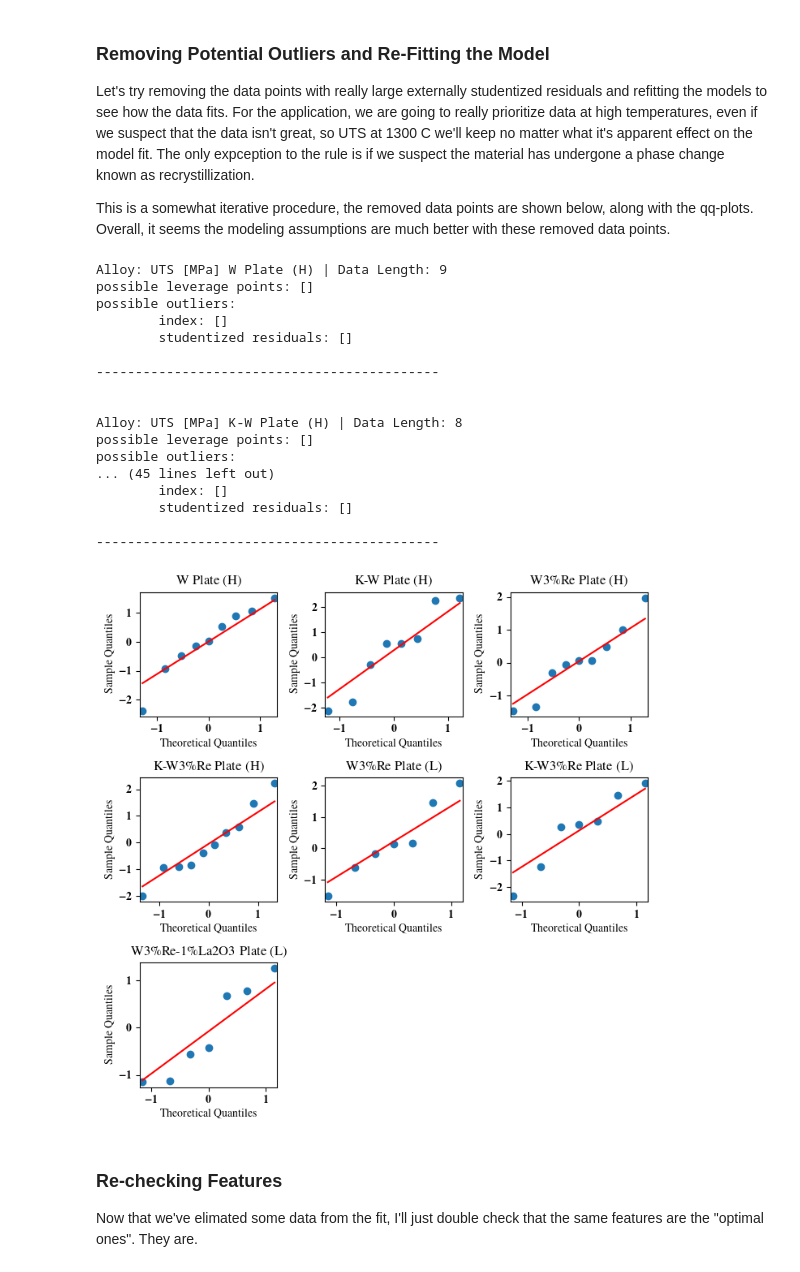
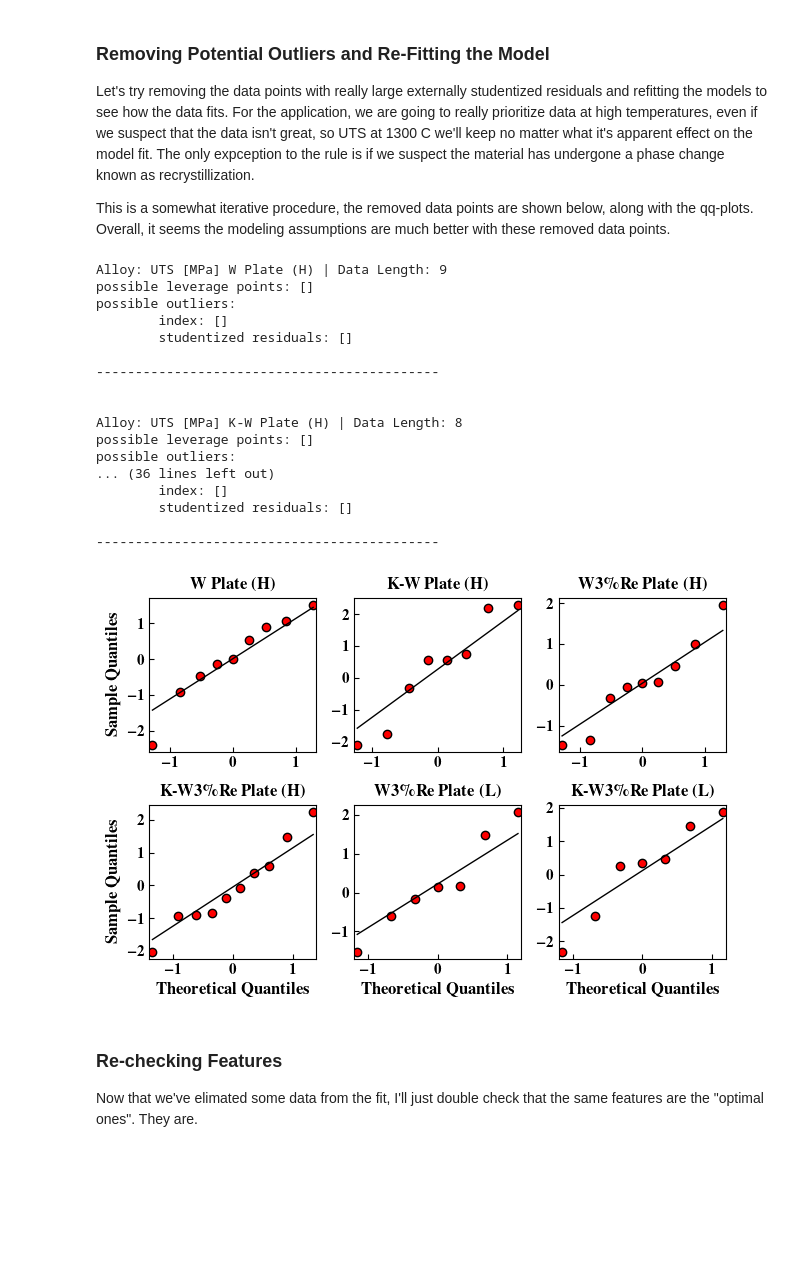
Before and after one commit to ml-ME-gatech/modeling_tungsten, a Jupyter notebook: engineering_models/modeling/uts_modeling.ipynb, the cells around one changed output. Drawn from its saved outputs; the diff is of its cells as text; code cells hidden in the pictures; blank space fills up the shorter version.

Commit message:
Visualizations

```diff
--- a/engineering_models/modeling/uts_modeling.ipynb
+++ b/engineering_models/modeling/uts_modeling.ipynb
@@ -229,7 +229,7 @@ def clean_data(x: np.ndarray,y: np.ndarray,remove_points: List[int]):
     mask[remove_points] = False
     return x[mask],y[mask]
 
-fig,axes = plt.subplots(figsize = (7,7),nrows = 3,ncols = 3)
+fig,axes = plt.subplots(figsize = (6.5,4.5),nrows = 2,ncols = 3)
 
 
 remove_data = {'UTS [MPa] W Plate (H)': [0,10],
@@ -239,9 +239,10 @@ remove_data = {'UTS [MPa] W Plate (H)': [0,10],
                 'UTS [MPa] K-W3%Re Plate (L)': [0,2],
                 'UTS [MPa] W3%Re-1%La2O3 Plate (L)': [6,7]}
 
-for column,ax in zip(nogami_data.keys(),axes.ravel()):
+keys = [key for key in nogami_data.keys() if 'Rx' not in key and '1%La2O3' not in key]
+for column,ax in zip(keys,axes.ravel()):
     label = column[10:].replace('%','\%')
-    ax.set_title(label)
+    ax.set_title(r'\textbf{' + label + '}')
     x,y = nogami_data[column]
     if column in remove_data:
         x,y = clean_data(x,y,remove_data[column])
@@ -263,39 +264,50 @@ for column,ax in zip(nogami_data.keys(),axes.ravel()):
     leverage = np.diag(H)
     leverage_points = leverage > 2*(X.shape[1] + 1)/X.shape[0]
     print(f'Alloy: {column} | Data Length: {n}')
     print(f'possible leverage points: {np.arange(0,X.shape[0])[leverage_points]}')
     possible_outliers = np.arange(X.shape[0])[np.abs(studentized_residuals) > 3]
     print('possible outliers:')
     print(f'\tindex: {possible_outliers}')
     print(f'\tstudentized residuals: {studentized_residuals[possible_outliers]}')
 
     print('\n--------------------------------------------\n\n')
-    qqplot(studentized_residuals,ax = ax,line = 's',
-           color = 'blue')
+    qqplot(studentized_residuals,ax = ax,line = 's',markerfacecolor='red', markeredgecolor='black')
+    line = ax.lines[1]
+    line.set_color('k')
+    line.set_linestyle('-')
+    line.set_linewidth(1)
 
+for ax in axes.flat:
+    ax.set_xlabel(r'\textbf{Theoretical Quantiles}',fontsize = 12)
+    ax.set_ylabel(r'\textbf{Sample Quantiles}',fontsize = 12)
+    ax.tick_params('both',labelsize = 11,direction = 'in')
 
-axes[-1,-1].axis('off')
-axes[-1,-2].axis('off')
+for ax in axes[0,:]:
+    ax.set_xlabel('')
+for ax in axes[:,1:].flatten():
+    ax.set_ylabel('')
+
 fig.tight_layout()
+fig.savefig(paths.IMAGES/'S_u_qqplot.svg')
 # %% [output]
 Alloy: UTS [MPa] W Plate (H) | Data Length: 9
 possible leverage points: []
 possible outliers:
         index: []
         studentized residuals: []
 
 --------------------------------------------
 
 
 Alloy: UTS [MPa] K-W Plate (H) | Data Length: 8
 possible leverage points: []
 possible outliers:
-... (45 lines left out)
+... (36 lines left out)
         index: []
         studentized residuals: []
 
 --------------------------------------------
-[figure, old version]
+[figure, new version]
 # %% [markdown]
 ### Re-checking Features
 
```
Also changed, not shown: parts of 3 cells of this notebook, 9 other files.
